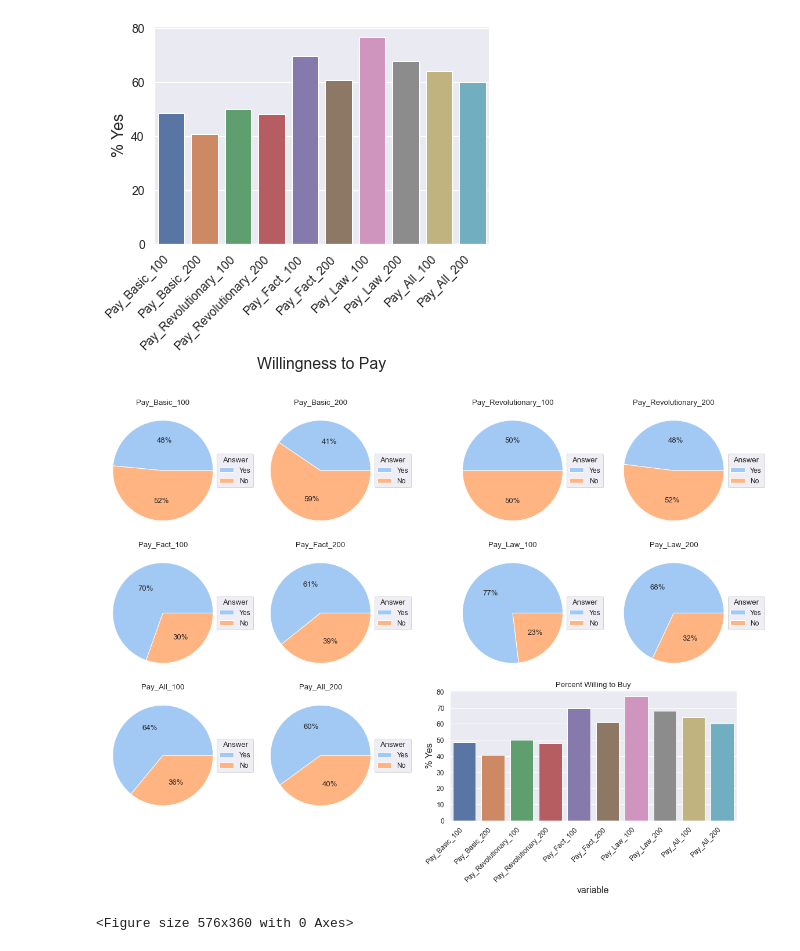
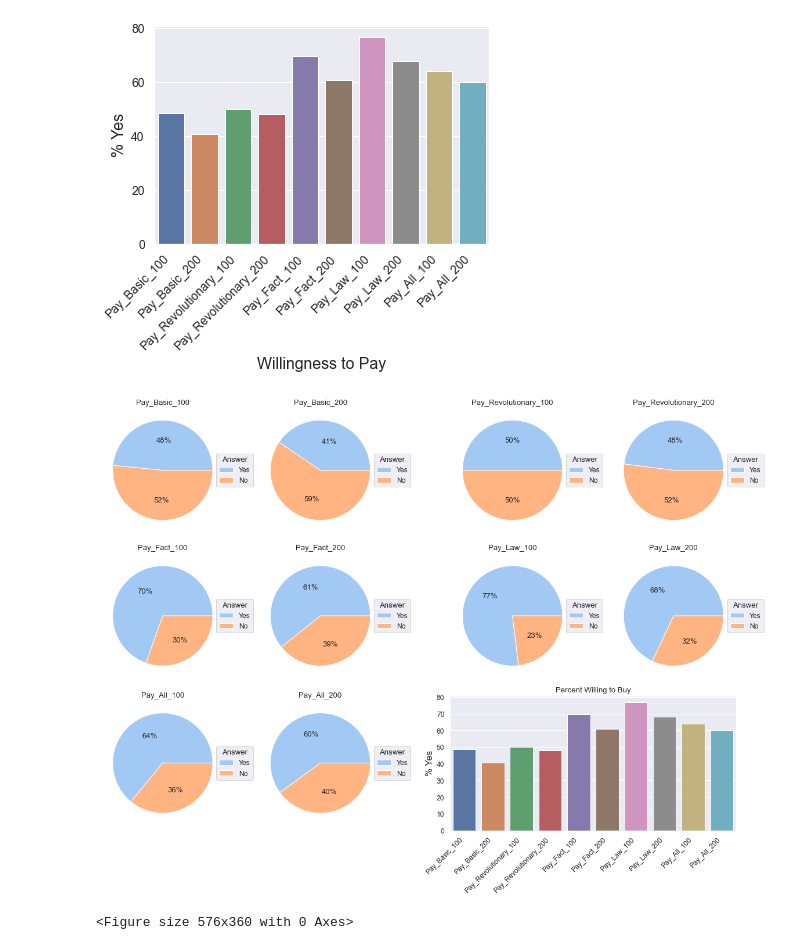
Before and after one commit to markhary/emba912_survey, a Jupyter notebook: ruby.ipynb, the cells around one changed output. Saved outputs shown, nothing was run; the diff lists cells and outputs as text; code cells hidden in the pictures.

```diff
--- a/ruby.ipynb
+++ b/ruby.ipynb
@@ -940,34 +940,35 @@ ax03 = plt.subplot2grid((3, 4), (0, 3))
 ax10 = plt.subplot2grid((3, 4), (1, 0))
 ax11 = plt.subplot2grid((3, 4), (1, 1))
 ax12 = plt.subplot2grid((3, 4), (1, 2))
 ax13 = plt.subplot2grid((3, 4), (1, 3))
 
 ax20 = plt.subplot2grid((3, 4), (2, 0))
 ax21 = plt.subplot2grid((3, 4), (2, 1))
 ax223 = plt.subplot2grid((3, 4), (2, 2), colspan=2)
 
 create_pie_chart(survey_data, "Pay_Basic_100", False, ax=ax00);
 create_pie_chart(survey_data, "Pay_Basic_200", False, ax=ax01);
 create_pie_chart(survey_data, "Pay_Revolutionary_100", False, ax=ax02);
 create_pie_chart(survey_data, "Pay_Revolutionary_200", False, ax=ax03);
 create_pie_chart(survey_data, "Pay_Fact_100", False, ax=ax10);
 create_pie_chart(survey_data, "Pay_Fact_200", False, ax=ax11);
 create_pie_chart(survey_data, "Pay_Law_100", False, ax=ax12);
 create_pie_chart(survey_data, "Pay_Law_200", False, ax=ax13);
 create_pie_chart(survey_data, "Pay_All_100", False, ax=ax20);
 create_pie_chart(survey_data, "Pay_All_200", False, ax=ax21);
 
 long_df = pd.melt(wtp_percentages)
 chart = sns.barplot(x = long_df.variable, y = long_df.value, ax=ax223)
 chart.set_title ("Percent Willing to Buy");
 chart.set_ylabel("\n% Yes");
+chart.set_xlabel("")
 increase_axes(chart)
 rotate_xlabels(chart)
 
 fig.align_xlabels(axes)
 save_figure(fig, 'Pay_Comparison_Total');
 # %% [output]
-[figure, old version]
+[figure, new version]
 # %%
 column = "Maximum_Pay";
 fig = plt.figure(figsize=(8,5));
```
Also changed, not shown: 2 other files.
